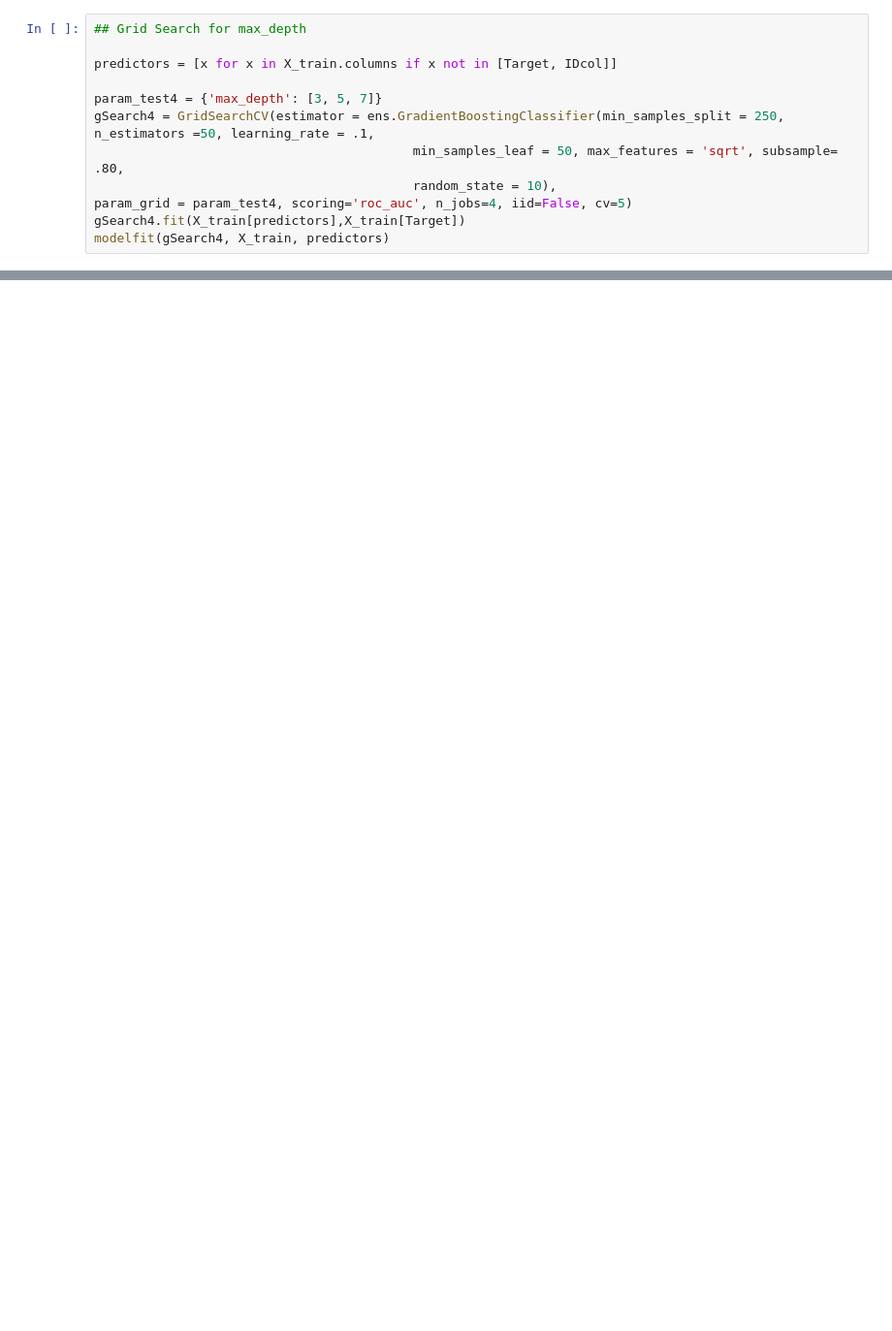
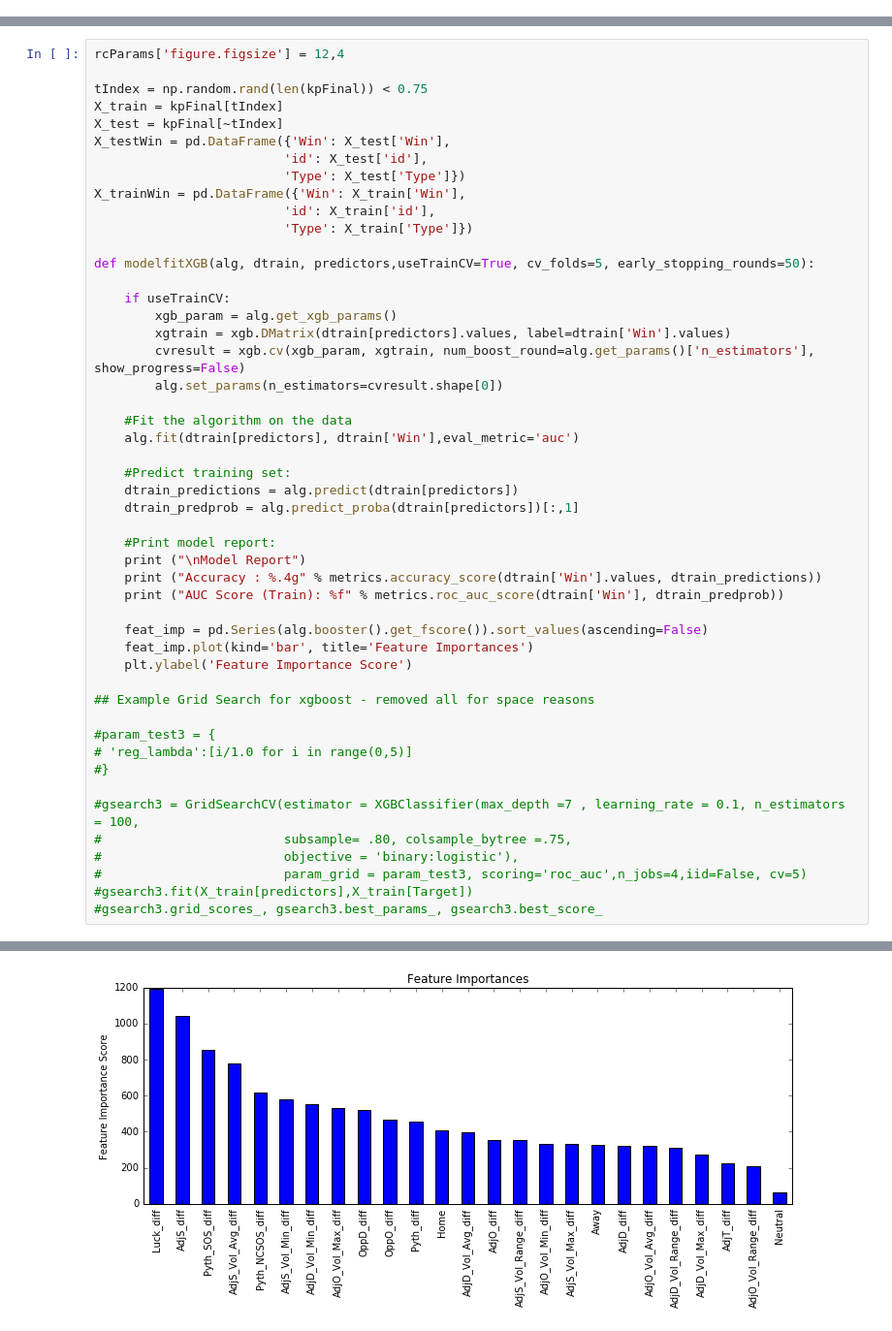
Before and after one commit to WesleyPasfield/March_Madness, a Jupyter notebook: MarchMadness.ipynb, the cells around one changed output, grey strips where cells are left out. Shown at 97% size. Saved outputs shown, nothing was run; the diff lists cells and outputs as text; blank space fills up the shorter version.

```diff
--- a/MarchMadness.ipynb
+++ b/MarchMadness.ipynb
@@ -473,12 +320,0 @@ AttributeError: 'GridSearchCV' object has no attribute 'feature_importances_'
-# %%
-## Grid Search for max_depth
-
-predictors = [x for x in X_train.columns if x not in [Target, IDcol]]
-
-param_test4 = {'max_depth': [3, 5, 7]}
-gSearch4 = GridSearchCV(estimator = ens.GradientBoostingClassifier(min_samples_split = 250, n_estimators =50, learning_rate = .1,
-                                          min_samples_leaf = 50, max_features = 'sqrt', subsample= .80,
-                                          random_state = 10),
-param_grid = param_test4, scoring='roc_auc', n_jobs=4, iid=False, cv=5)
-gSearch4.fit(X_train[predictors],X_train[Target])
-modelfit(gSearch4, X_train, predictors)
@@ -509,0 +326,50 @@ AttributeError: module 'matplotlib' has no attribute 'ylabel'
+# %%
+rcParams['figure.figsize'] = 12,4
+
+tIndex = np.random.rand(len(kpFinal)) < 0.75
+X_train = kpFinal[tIndex]
+X_test = kpFinal[~tIndex]
+X_testWin = pd.DataFrame({'Win': X_test['Win'],
+                         'id': X_test['id'],
+                         'Type': X_test['Type']})
+X_trainWin = pd.DataFrame({'Win': X_train['Win'],
+                         'id': X_train['id'],
+                         'Type': X_train['Type']})
+
+def modelfitXGB(alg, dtrain, predictors,useTrainCV=True, cv_folds=5, early_stopping_rounds=50):
+
+    if useTrainCV:
+        xgb_param = alg.get_xgb_params()
+        xgtrain = xgb.DMatrix(dtrain[predictors].values, label=dtrain['Win'].values)
+        cvresult = xgb.cv(xgb_param, xgtrain, num_boost_round=alg.get_params()['n_estimators'], show_progress=False)
+        alg.set_params(n_estimators=cvresult.shape[0])
+
+    #Fit the algorithm on the data
+    alg.fit(dtrain[predictors], dtrain['Win'],eval_metric='auc')
+
+    #Predict training set:
+    dtrain_predictions = alg.predict(dtrain[predictors])
+    dtrain_predprob = alg.predict_proba(dtrain[predictors])[:,1]
+
+    #Print model report:
+    print ("\nModel Report")
+    print ("Accuracy : %.4g" % metrics.accuracy_score(dtrain['Win'].values, dtrain_predictions))
+    print ("AUC Score (Train): %f" % metrics.roc_auc_score(dtrain['Win'], dtrain_predprob))
+
+    feat_imp = pd.Series(alg.booster().get_fscore()).sort_values(ascending=False)
+    feat_imp.plot(kind='bar', title='Feature Importances')
+    plt.ylabel('Feature Importance Score')
+
+## Example Grid Search for xgboost - removed all for space reasons
+
+#param_test3 = {
+# 'reg_lambda':[i/1.0 for i in range(0,5)]
+#}
+
+#gsearch3 = GridSearchCV(estimator = XGBClassifier(max_depth =7 , learning_rate = 0.1, n_estimators = 100,
+#                        subsample= .80, colsample_bytree =.75,
+#                        objective = 'binary:logistic'),
+#                        param_grid = param_test3, scoring='roc_auc',n_jobs=4,iid=False, cv=5)
+#gsearch3.fit(X_train[predictors],X_train[Target])
+#gsearch3.grid_scores_, gsearch3.best_params_, gsearch3.best_score_
+# %% [output]
@@ -510 +379,2 @@ AttributeError: module 'matplotlib' has no attribute 'ylabel'
+[figure, added]
 # %%
```
Also changed, not shown: parts of 24 cells of this notebook.
